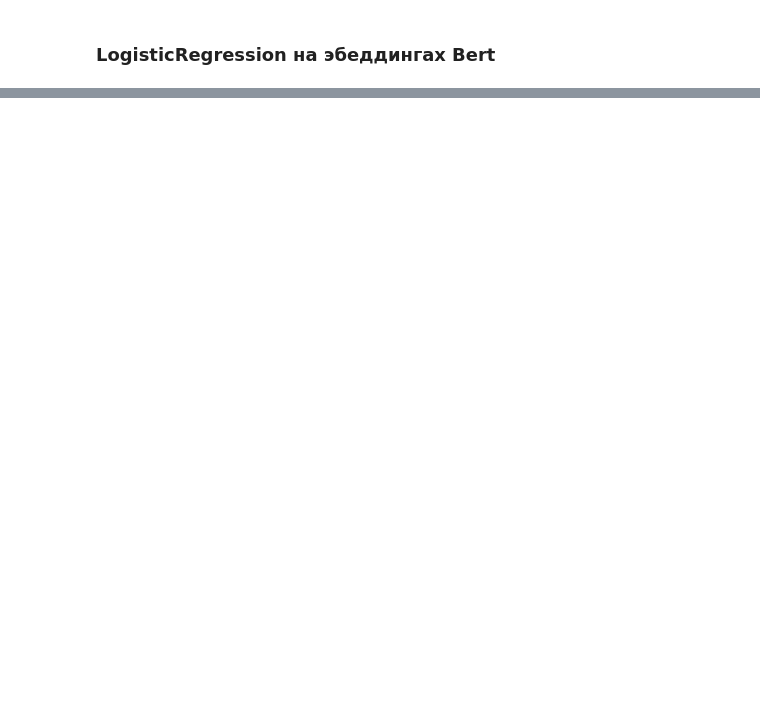
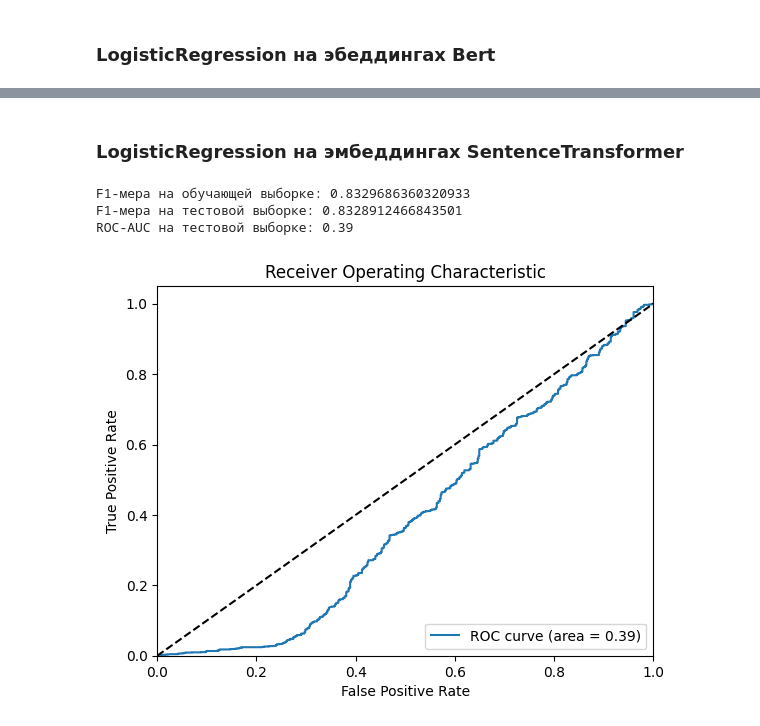
Before and after one commit to denis-42ds/cover-songs-search, a Jupyter notebook: music_covers.ipynb, the cells around one changed output, grey strips where cells are left out. Saved outputs shown, nothing was run; the diff lists cells and outputs as text; code cells hidden in the pictures; blank space fills up the shorter version.

```diff
--- a/music_covers.ipynb
+++ b/music_covers.ipynb
@@ -486,0 +562,14 @@ F1-мера на тестовой выборке: 0.4380952380952381
+# %%
+cb_st = CatBoostClassifier(random_state=RS, eval_metric='AUC') # инициализация модели
+cb_st.fit(X_train, y_train, eval_set=(X_test, y_test), verbose=100, plot=True) # обучение модели
+
+# Вычисление и вывод ROC-AUC
+y_pred_proba_cb_st = cb_st.predict_proba(X_test)[:, 1]
+roc_auc_cb_st = roc_auc_score(y_test, y_pred_proba_cb_st)
+print("ROC-AUC на тестовой выборке:", roc_auc_cb_b)
+
+# Вычисление F1-меры
+y_pred_cb_st = cb_st.predict(X_test) # получение предсказаний на тестовой выборке
+y_pred_cb_st_binary = [1 if p >= 0.5 else 0 for p in y_pred_cb_st]
+f1_cb_st = f1_score(y_test, y_pred_cb_st_binary)
+print("F1-мера на тестовой выборке:", f1_cb_st)
@@ -530,0 +646,40 @@ ROC-AUC на тестовой выборке: 0.57
+# %% [markdown]
+### LogisticRegression на эмбеддингах SentenceTransformer
+# %%
+lg_st = LogisticRegression(random_state=RS, max_iter=1000)
+lg_st.fit(X_train.values, y_train)
+
+y_pred_tr_lg_st = lg_st.predict(X_train.values) # предсказания на обучающей выборке
+
+# Вычисление F1-меры для обучабщей выыборки
+y_pred_lg_st_binary = [1 if p >= 0.5 else 0 for p in y_pred_tr_lg_st]
+f1_tr_lg_st = f1_score(y_train, y_pred_lg_st_binary)
+print("F1-мера на обучающей выборке:", f1_tr_lg_st)
+
+# Вычисление F1-меры для тестовой выборки
+y_pred_t_lg_st = lg_st.predict(X_test.values)
+y_pred_t_lg_st_binary = [1 if p >= 0.5 else 0 for p in y_pred_t_lg_st]
+f1_t_lg_st = f1_score(y_test, y_pred_t_lg_st_binary)
+print("F1-мера на тестовой выборке:", f1_t_lg_st)
+
+# Вычисление ROC-AUC
+y_pred_proba_lg_st = lg_st.predict_proba(X_test.values)[:, 1]
+roc_auc_lg_st = roc_auc_score(y_test, y_pred_proba_lg_st)
+print("ROC-AUC на тестовой выборке:", round(roc_auc_lg_st, 2))
+
+# Визуализация кривой ROC
+fpr_lg, tpr_lg, thresholds_lg = roc_curve(y_test, y_pred_proba_lg_st)
+plt.plot(fpr_lg, tpr_lg, label='ROC curve (area = %0.2f)' % roc_auc_lg_st)
+plt.plot([0, 1], [0, 1], 'k--')
+plt.xlim([0.0, 1.0])
+plt.ylim([0.0, 1.05])
+plt.xlabel('False Positive Rate')
+plt.ylabel('True Positive Rate')
+plt.title('Receiver Operating Characteristic')
+plt.legend(loc="lower right")
+plt.show()
+# %% [output]
+F1-мера на обучающей выборке: 0.8329686360320933
+F1-мера на тестовой выборке: 0.8328912466843501
+ROC-AUC на тестовой выборке: 0.39
+[figure, added]
```
Also changed, not shown: parts of 64 cells of this notebook, 2 other files.
